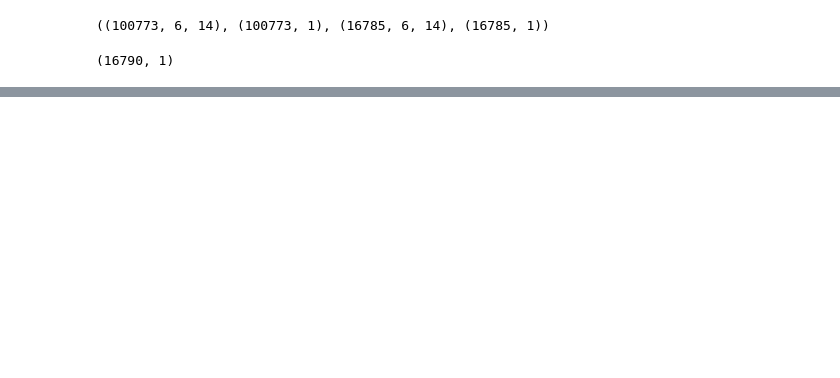
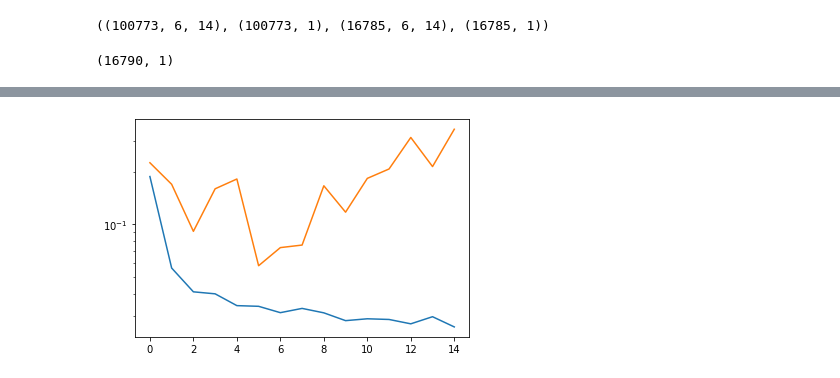
Before and after one commit to fernandofks/data_ML_notebooks, a Jupyter notebook: WalkAI_multiple_directions_90_speed_classifier.ipynb, the cells around one changed output, grey strips where cells are left out. Saved outputs shown, nothing was run; the diff lists cells and outputs as text; code cells hidden in the pictures; blank space fills up the shorter version.

```diff
--- a/WalkAI_multiple_directions_90_speed_classifier.ipynb
+++ b/WalkAI_multiple_directions_90_speed_classifier.ipynb
@@ -567,3 +556,7 @@ plt.plot(history.history['val_accuracy'])
 # %%
-# plt.plot(history_2.history['loss'])
+plt.plot(history.history['loss'])
+plt.plot(history.history['val_loss'])
+plt.yscale('log')
+# %% [output]
+[figure, added]
 # %%
```
Also changed, not shown: parts of 18 cells of this notebook, 14 other files.
